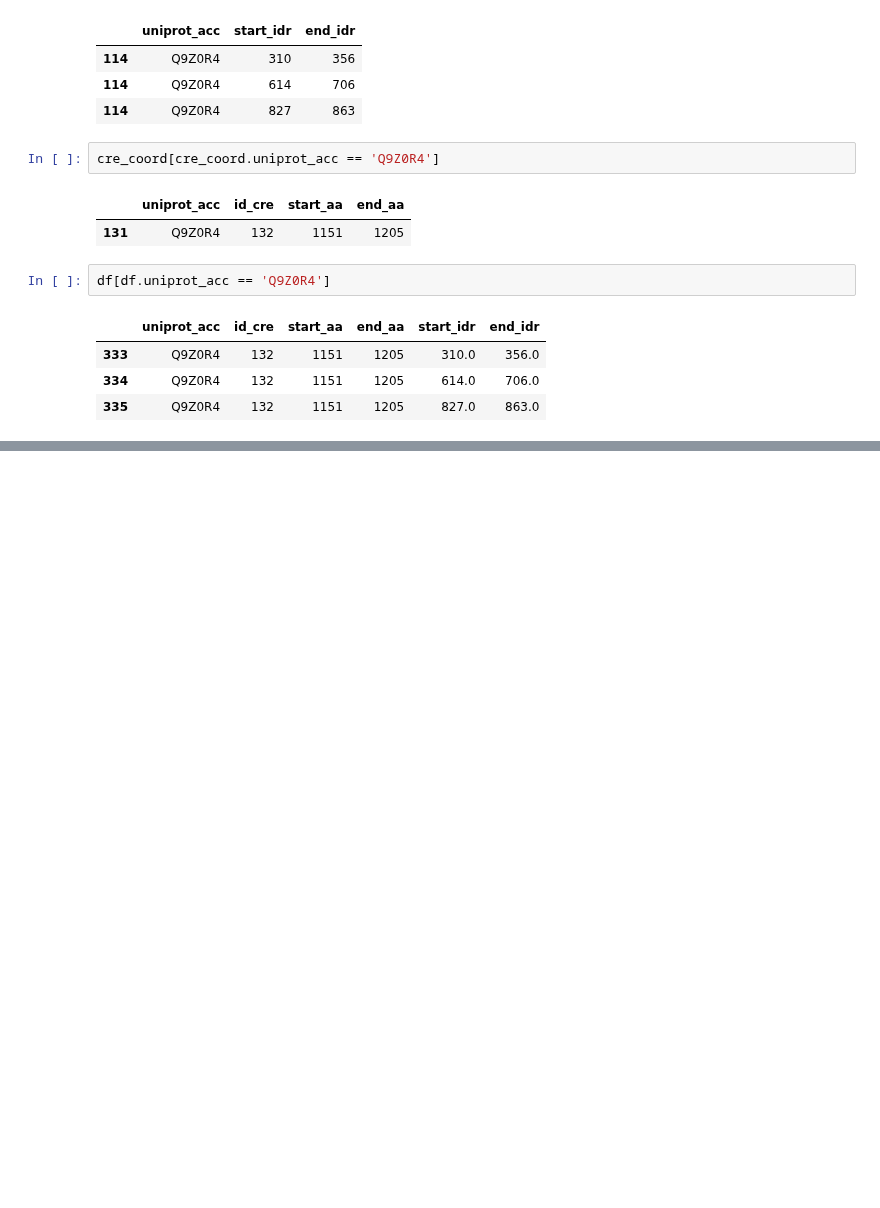
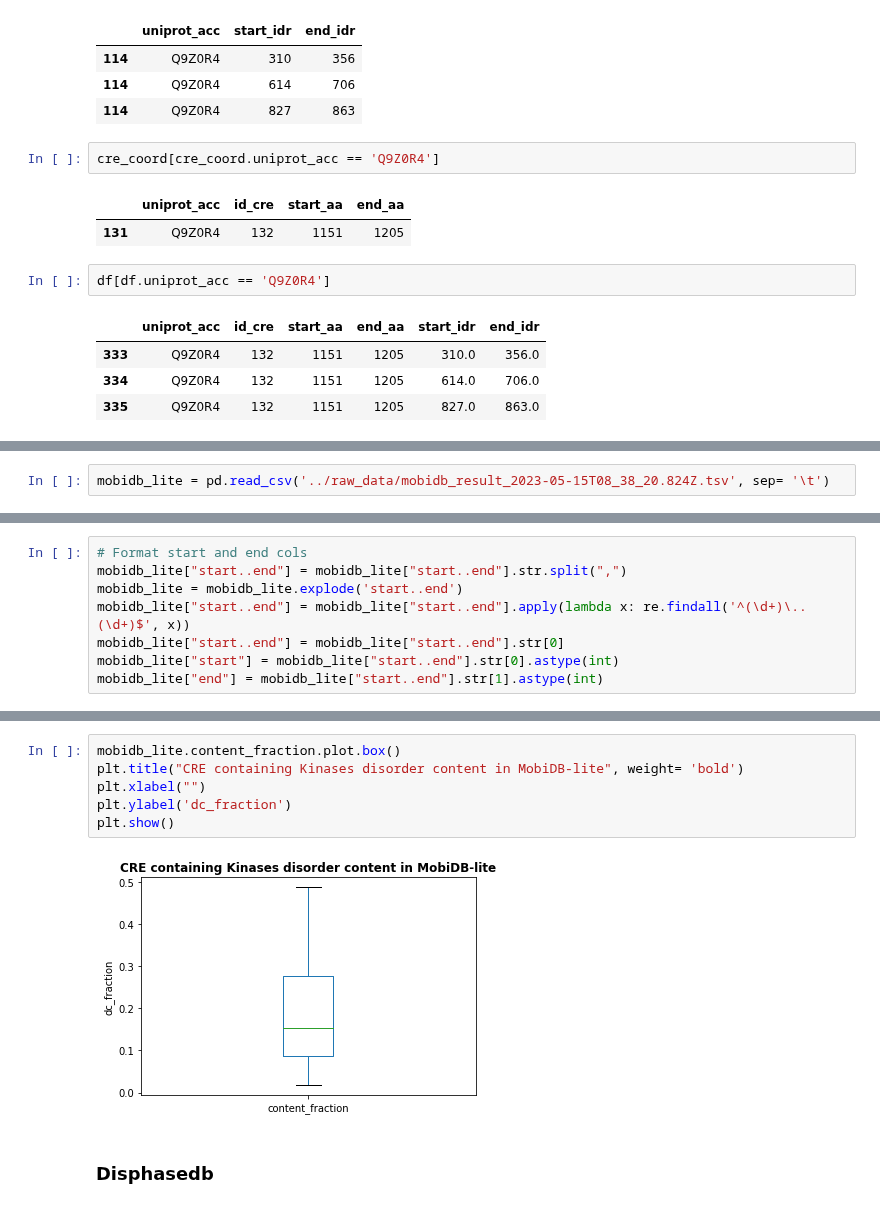
Before and after one commit to alvaro-2/cis-reg, a Jupyter notebook: scripts/map_idrs.ipynb, the cells around one changed output, grey strips where cells are left out. Drawn from its saved outputs; the diff is of its cells as text; blank space fills up the shorter version.

```diff
--- a/scripts/map_idrs.ipynb
+++ b/scripts/map_idrs.ipynb
@@ -352,0 +393,2 @@ df[df.uniprot_acc == 'Q9Z0R4']
+# %%
+mobidb_lite = pd.read_csv('../raw_data/mobidb_result_2023-05-15T08_38_20.824Z.tsv', sep= '\t')
@@ -352,0 +411,8 @@ df[df.uniprot_acc == 'Q9Z0R4']
+# %%
+# Format start and end cols
+mobidb_lite["start..end"] = mobidb_lite["start..end"].str.split(",")
+mobidb_lite = mobidb_lite.explode('start..end')
+mobidb_lite["start..end"] = mobidb_lite["start..end"].apply(lambda x: re.findall('^(\d+)\..(\d+)$', x))
+mobidb_lite["start..end"] = mobidb_lite["start..end"].str[0]
+mobidb_lite["start"] = mobidb_lite["start..end"].str[0].astype(int)
+mobidb_lite["end"] = mobidb_lite["start..end"].str[1].astype(int)
@@ -352,0 +447,10 @@ df[df.uniprot_acc == 'Q9Z0R4']
+# %%
+mobidb_lite.content_fraction.plot.box()
+plt.title("CRE containing Kinases disorder content in MobiDB-lite", weight= 'bold')
+plt.xlabel("")
+plt.ylabel('dc_fraction')
+plt.show()
+# %% [output]
+[figure, added]
+# %% [markdown]
+### Disphasedb
```
Also changed, not shown: parts of 32 cells of this notebook, 7 other files.
